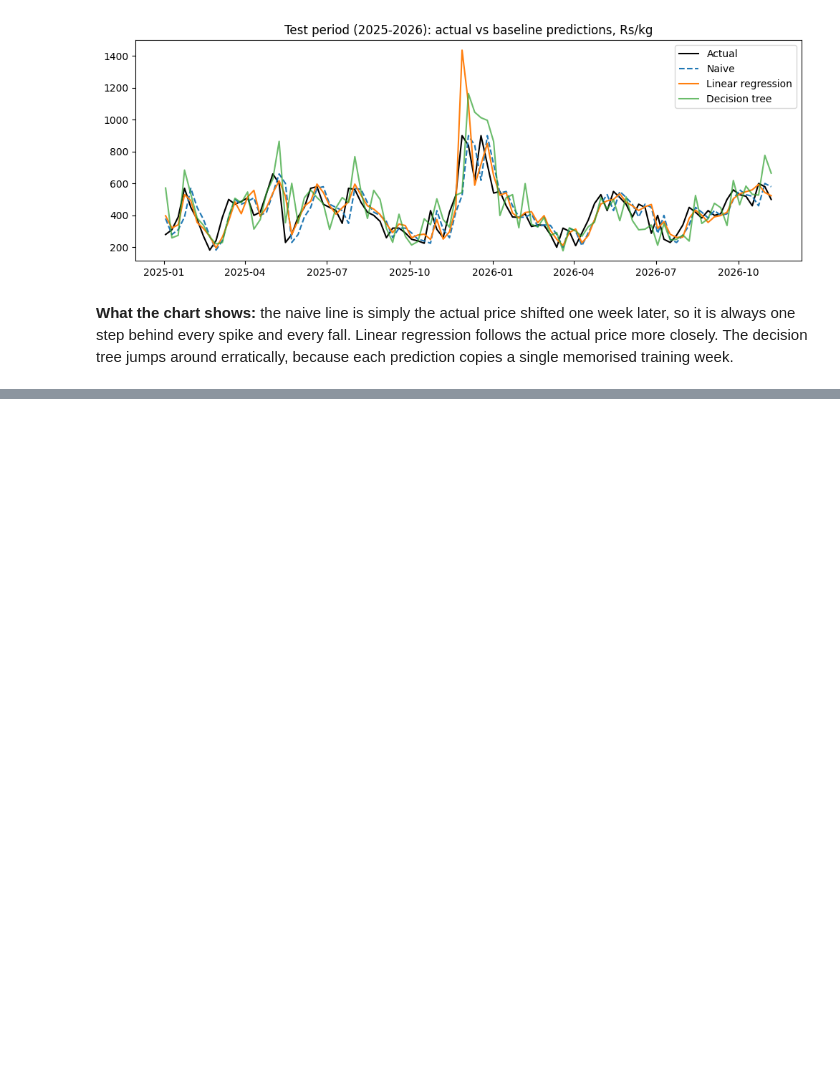
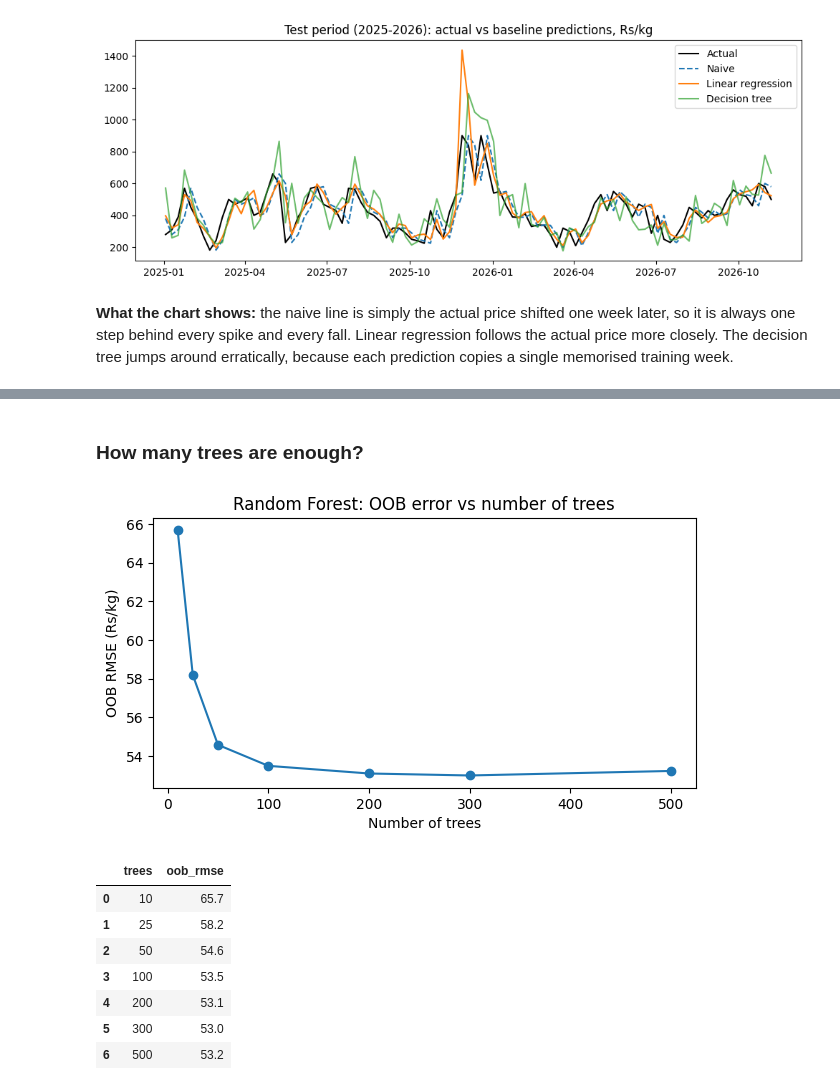
Before and after one commit to renulucshmi/pettah-beans-price-forecast, a Jupyter notebook: ensemble_assignment.ipynb, the cells around one changed output, grey strips where cells are left out. Saved outputs shown, nothing was run; the diff lists cells and outputs as text; code cells hidden in the pictures; blank space fills up the shorter version.

Commit message:
Step 5: bagging and random forest with OOB analysis and feature importance

```diff
--- a/ensemble_assignment.ipynb
+++ b/ensemble_assignment.ipynb
@@ -601,0 +613,9 @@ res.to_csv("results/results_step4_baselines.csv")
+# %%
+from sklearn.ensemble import BaggingRegressor, RandomForestRegressor
+from sklearn.inspection import permutation_importance
+
+oob = {}   # OOB predictions in Rs, per model
+
+def oob_rmse(model):
+    pred_price = train["price_now"] * np.exp(model.oob_prediction_)
+    return np.sqrt(mean_squared_error(train["price_next"], pred_price))
@@ -601,0 +710,28 @@ res.to_csv("results/results_step4_baselines.csv")
+# %% [markdown]
+### How many trees are enough?
+# %%
+curve = []
+rf_grow = RandomForestRegressor(n_estimators=10, oob_score=True, warm_start=True, random_state=42, n_jobs=-1)
+for n in [10, 25, 50, 100, 200, 300, 500]:
+    rf_grow.set_params(n_estimators=n)
+    rf_grow.fit(X_train, y_train)
+    curve.append((n, oob_rmse(rf_grow)))
+curve = pd.DataFrame(curve, columns=["trees", "oob_rmse"])
+
+plt.figure(figsize=(7, 3.5))
+plt.plot(curve["trees"], curve["oob_rmse"], marker="o")
+plt.xlabel("Number of trees")
+plt.ylabel("OOB RMSE (Rs/kg)")
+plt.title("Random Forest: OOB error vs number of trees")
+plt.show()
+curve.round(1)
+# %% [output]
+[figure, added]
+|  | trees | oob_rmse |
+| 0 | 10 | 65.7 |
+| 1 | 25 | 58.2 |
+| 2 | 50 | 54.6 |
+| 3 | 100 | 53.5 |
+| 4 | 200 | 53.1 |
+| 5 | 300 | 53.0 |
+| 6 | 500 | 53.2 |
```
Also changed, not shown: parts of 17 cells of this notebook, 1 other file.
